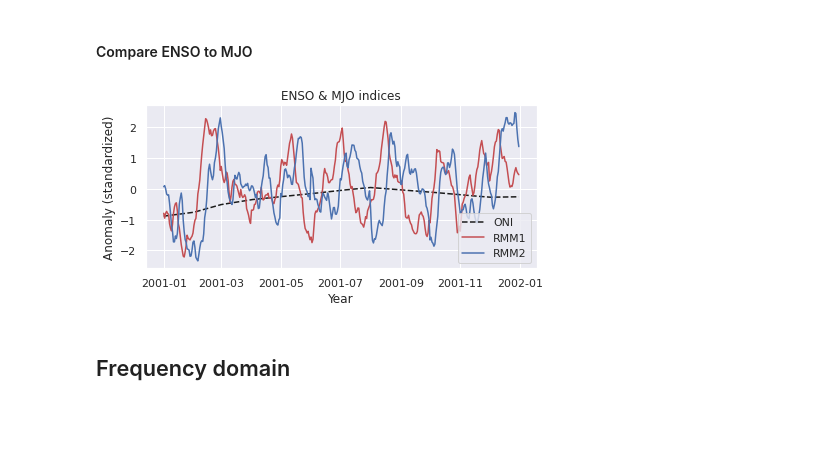
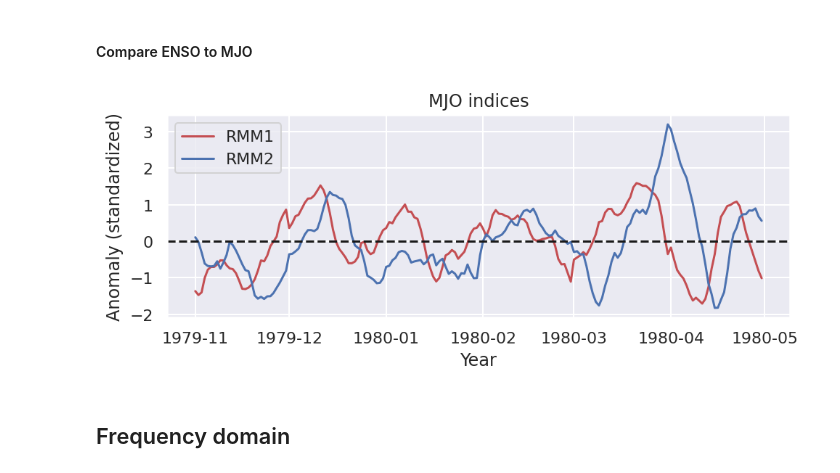
Before and after one commit to ktcarr/12.805, a Jupyter notebook: mjo-analysis_era-interim.ipynb, the cells around one changed output. Drawn from its saved outputs; the diff is of its cells as text; code cells hidden in the pictures; blank space fills up the shorter version.

```diff
--- a/mjo-analysis_era-interim.ipynb
+++ b/mjo-analysis_era-interim.ipynb
@@ -16,6 +16,8 @@ import numpy as np
 from numpy.linalg import inv
 import pandas as pd
 import matplotlib.pyplot as plt
+plt.rcParams['figure.dpi'] = 144 # set resolution
+plt.rcParams["figure.autolayout"] = True # prevent axes from being cutoff
 import seaborn as sns
 sns.set()
 from multiprocessing import Pool
@@ -893,19 +915,24 @@ plt.show()
 # %% [markdown]
 #### Compare ENSO to MJO
 # %%
-t1 = '2001-01-01'
-t2 = '2001-12-31'
+# t1 = '2001-01-01'
+# t2 = '2001-12-31'
+year = 1979
+t1 = f'{year}-11-01'
+t2 = f'{year+1}-04-30'
 fig,ax = plt.subplots(figsize=(7,3))
-ax.plot(oni_daily.time.sel(time=slice(t1,t2)), oni_daily.sel(time=slice(t1,t2)), label='ONI',color='k',ls='--')
+# ax.plot(oni_daily.time.sel(time=slice(t1,t2)), oni_daily.sel(time=slice(t1,t2)), label='ONI',color='k',ls='--')
 ax.plot(rmm1.time.sel(time=slice(t1,t2)), rmm1.sel(time=slice(t1,t2)), label='RMM1', color='r')
 ax.plot(rmm2.time.sel(time=slice(t1,t2)), rmm2.sel(time=slice(t1,t2)), label='RMM2', color='b')
+ax.axhline(0, color='k',linestyle='--')
 ax.set_xlabel('Year')
 ax.set_ylabel('Anomaly (standardized)')
-ax.set_title('ENSO & MJO indices')
+# ax.set_title('ENSO & MJO indices')
+ax.set_title('MJO indices')
 ax.legend()
 plt.show()
 # %% [output]
-[figure, old version]
+[figure, new version]
 # %% [markdown]
 ## Frequency domain
 # %%
```
Also changed, not shown: parts of 16 cells of this notebook.
